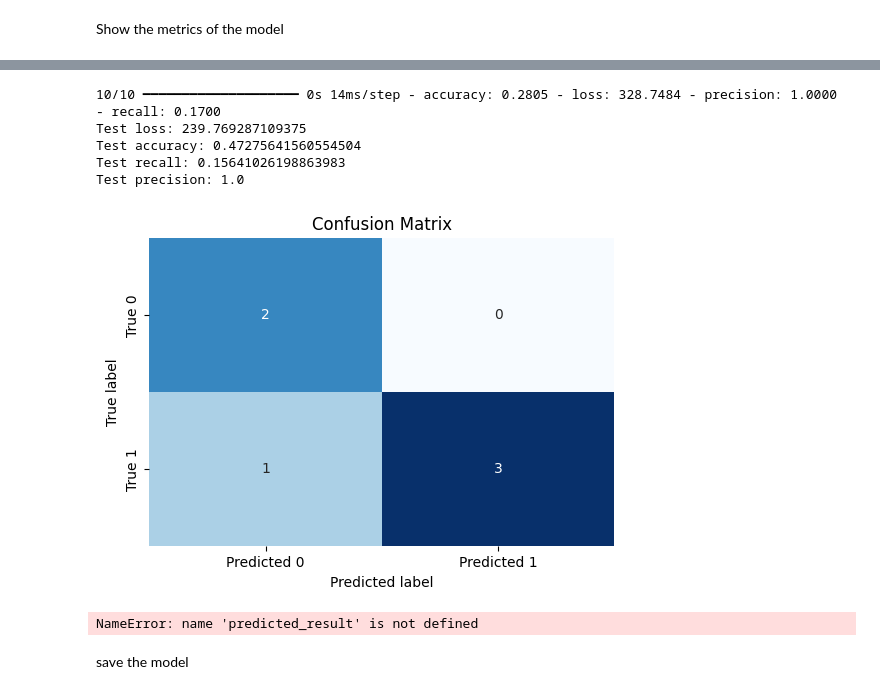
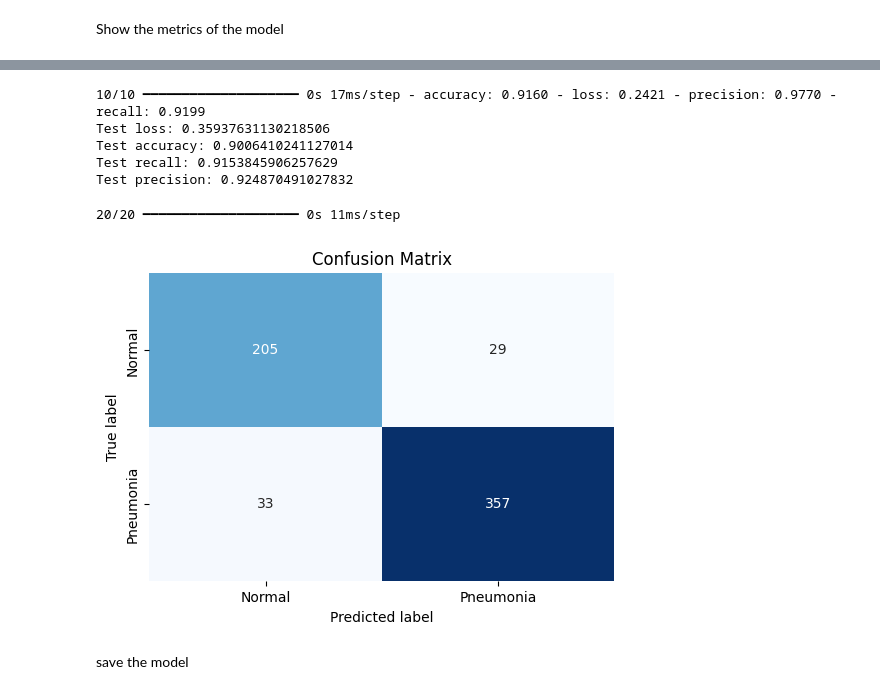
Before and after one commit to neriyashul/dl_course, a Jupyter notebook: q1_a.ipynb, the cells around one changed output, grey strips where cells are left out. Drawn from its saved outputs; the diff is of its cells as text; code cells hidden in the pictures.

```diff
--- a/q1_a.ipynb
+++ b/q1_a.ipynb
@@ -72,7 +53,7 @@ from sklearn.metrics import confusion_matrix
 all_labels = ['NORMAL', 'PNEUMONIA']
 # TODO: change it
 base_dir = "/Users/neriya.shulman/content/chest_xray"
-img_size = 150
+img_size = 250
 # %%
 def load_data(base_dir, img_size, all_labels):
     dataset = []
@@ -130,2 +86,6 @@ print(train_file_names.shape)
+# %%
+orig_train_set /= 255
+orig_validation_set /= 255
+test_set /= 255
 # %% [markdown]
 Increase validation set
@@ -246,5 +164,3 @@ Normalization
-# %%
-train_set /= 255
 # %% [markdown]
 ## The model
 # %%
@@ -277,7 +193,7 @@ model = keras.Sequential(
 
 model.compile(loss="binary_crossentropy", optimizer=Adam(learning_rate), metrics=["accuracy", "recall", "precision"])
 early_stopping = EarlyStopping(monitor='val_loss', patience=5, verbose=1)
-history = model.fit(train_set, train_labels, epochs=max_epochs, batch_size=batch_size, shuffle=True,
+history = model.fit(train_set, train_labels, epochs=max_epochs, batch_size=batch_size,
         validation_data=(validation_set, validation_labels), callbacks=[early_stopping])
 # %% [output]
 Epoch 1/50
@@ -340,41 +256,30 @@ Test precision: 1.0
+# %%
+score = model.evaluate(test_set, test_labels, batch_size=batch_size)
+print("Test loss:", score[0])
+print("Test accuracy:", score[1])
+print("Test recall:", score[2])
+print("Test precision:", score[3])
+# %% [output]
+10/10 ━━━━━━━━━━━━━━━━━━━━ 0s 17ms/step - accuracy: 0.9160 - loss: 0.2421 - precision: 0.9770 - recall: 0.9199
+Test loss: 0.35937631130218506
+Test accuracy: 0.9006410241127014
+Test recall: 0.9153845906257629
+Test precision: 0.924870491027832
 # %%
-score = model.evaluate(test_set, test_labels, batch_size=batch_size)
-print("Test loss:", score[0])
-print("Test accuracy:", score[1])
-print("Test recall:", score[2])
-print("Test precision:", score[3])
 
+result = model.predict(test_set)
+pred_test_labels = np.where(result > 0.5, 1, 0)
+conf_matrix = confusion_matrix(test_labels.squeeze(), pred_test_labels.squeeze())
 
-
-
-# Assuming y_true and y_pred are your true and predicted labels
-y_true = np.array([1, 0, 1, 1, 0, 1])
-y_pred = np.array([0, 0, 1, 1, 0, 1])
-
-# Calculate confusion matrix
-conf_matrix = confusion_matrix(y_true, y_pred)
-
-# Plot confusion matrix
 plt.figure(figsize=(6, 4))
-sns.heatmap(conf_matrix, annot=True, fmt='d', cmap='Blues', cbar=False,
-            xticklabels=['Predicted 0', 'Predicted 1'],
-            yticklabels=['True 0', 'True 1'])
+sns.heatmap(conf_matrix, annot=True, fmt='d', cmap='Blues', cbar=False, xticklabels=['Normal', 'Pneumonia'], yticklabels=['Normal', 'Pneumonia'])
 plt.xlabel('Predicted label')
 plt.ylabel('True label')
 plt.title('Confusion Matrix')
 plt.show()
 # %% [output]
-10/10 ━━━━━━━━━━━━━━━━━━━━ 0s 14ms/step - accuracy: 0.2805 - loss: 328.7484 - precision: 1.0000 - recall: 0.1700
-Test loss: 239.769287109375
-Test accuracy: 0.47275641560554504
-Test recall: 0.15641026198863983
-Test precision: 1.0
+20/20 ━━━━━━━━━━━━━━━━━━━━ 0s 11ms/step
-[figure, old version]
+[figure, new version]
-# %%
-print(predicted_result.shape)
-print(test_labels.shape)
-# %% [output]
-NameError: name 'predicted_result' is not defined
 # %% [markdown]
 save the model
 # %%
```
Also changed, not shown: parts of 16 cells of this notebook.
